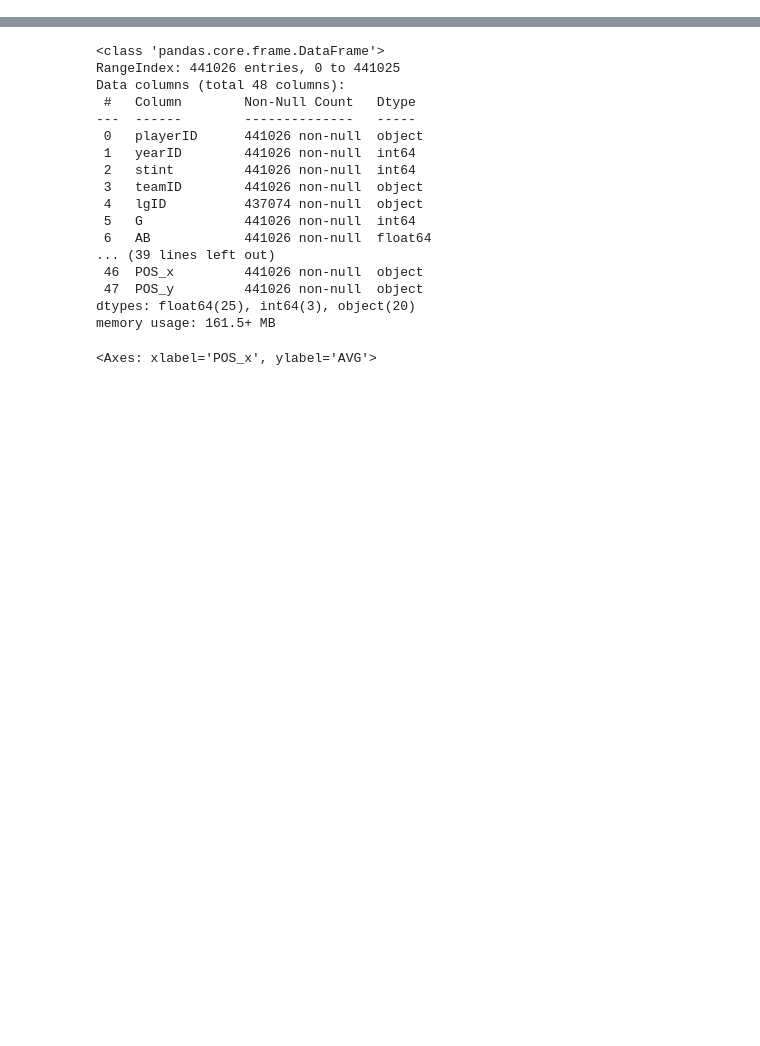
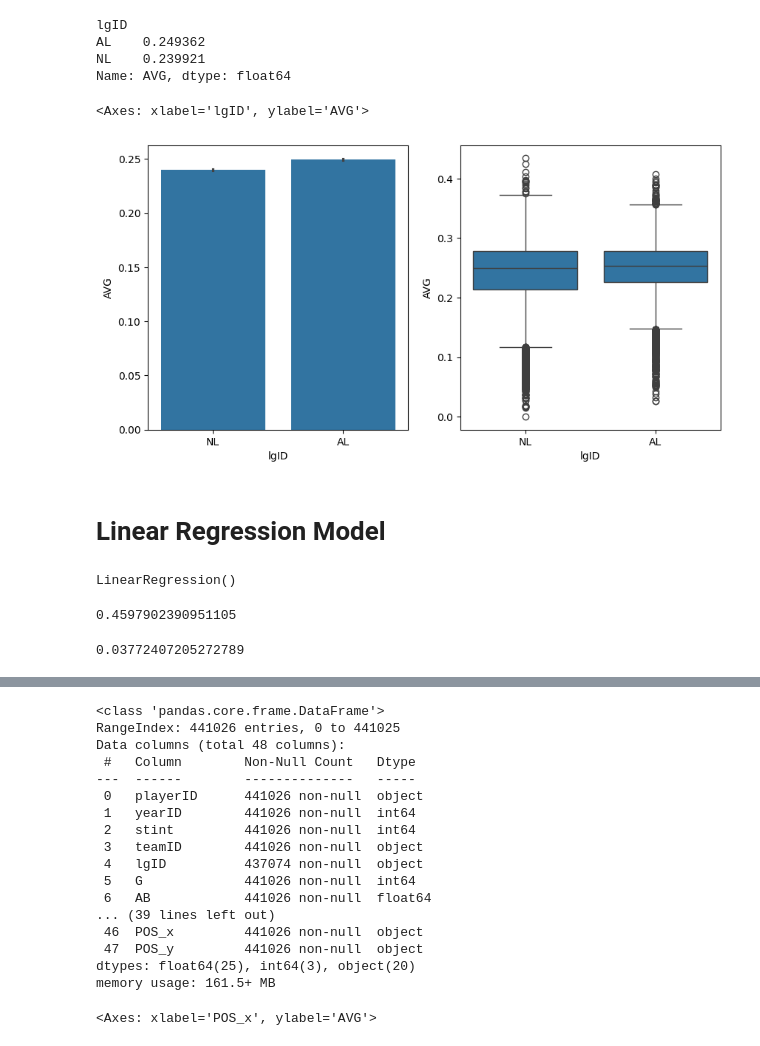
Before and after one commit to hh-blaire-cho/ds101_2025Jun, a Jupyter notebook: _baseball.ipynb, the cells around one changed output, grey strips where cells are left out. Saved outputs shown, nothing was run; the diff lists cells and outputs as text; code cells hidden in the pictures; blank space fills up the shorter version.

```diff
--- a/_baseball.ipynb
+++ b/_baseball.ipynb
@@ -152,0 +268,19 @@ memory usage: 18.0+ MB
+# %%
+# 리그별(AL/NL) 평균 타율 비교
+df.groupby('lgID')['AVG'].mean()
+# %% [output]
+lgID
+AL    0.249362
+NL    0.239921
+Name: AVG, dtype: float64
+# %%
+plt.figure(figsize=(10,5))
+plt.subplot(1,2,1)
+sns.barplot(x="lgID", y="AVG", data=df)
+plt.subplot(1,2,2)
+sns.boxplot(x="lgID", y="AVG", data=df)
+# %% [output]
+<Axes: xlabel='lgID', ylabel='AVG'>
+[figure, added]
+# %% [markdown]
+# Linear Regression Model
@@ -152,0 +307,10 @@ memory usage: 18.0+ MB
+# %%
+from sklearn.linear_model import LinearRegression
+lr = LinearRegression()
+lr.fit(X_train, y_train)
+# %% [output]
+LinearRegression()
+# %%
+lr.score(X_test, y_test)
+# %% [output]
+0.4597902390951105
@@ -152,0 +319,5 @@ memory usage: 18.0+ MB
+# %%
+from sklearn.metrics import root_mean_squared_error
+root_mean_squared_error(y_test, y_pred)
+# %% [output]
+0.03772407205272789
```
Also changed, not shown: parts of 50 cells of this notebook, 7 other files.
